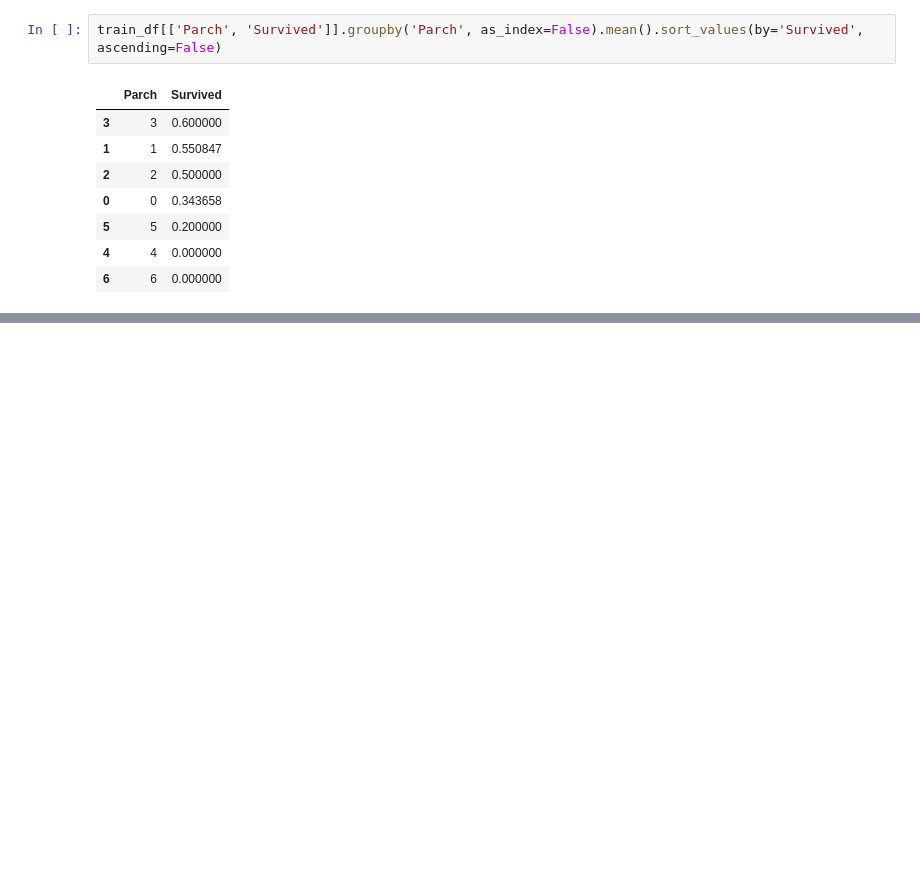
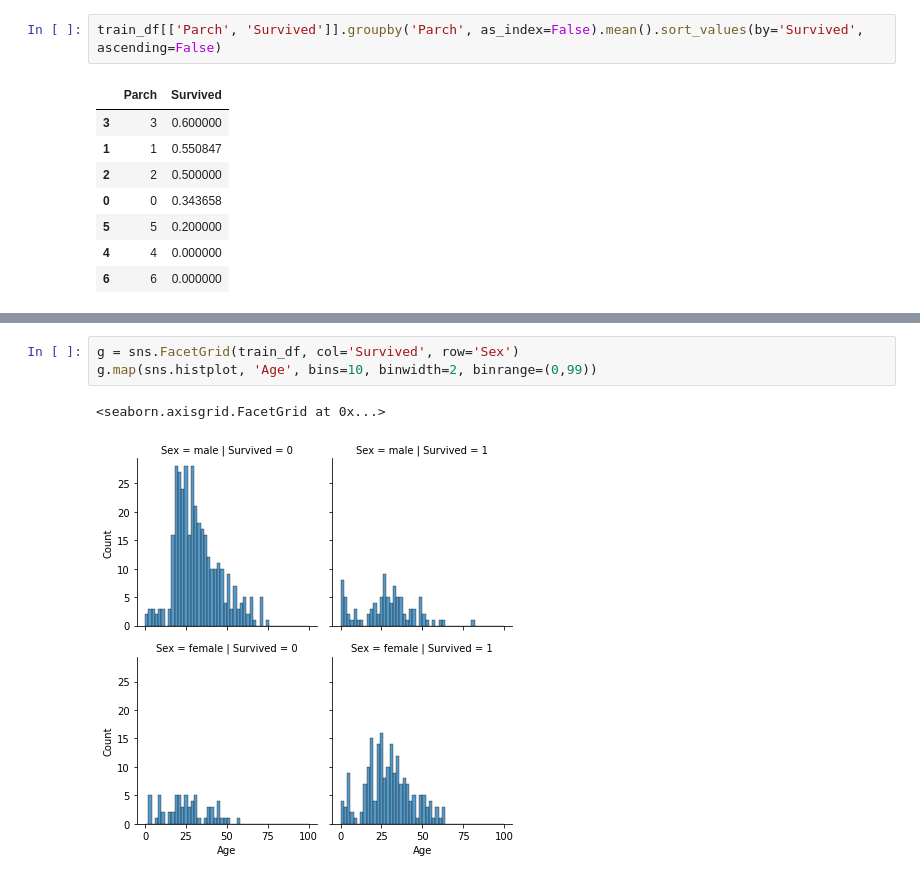
Before and after one commit to ParkSungHyon/kaggle_test, a Jupyter notebook: titanic/titanic_main.ipynb, the cells around one changed output, grey strips where cells are left out. Drawn from its saved outputs; the diff is of its cells as text; blank space fills up the shorter version.

```diff
--- a/titanic/titanic_main.ipynb
+++ b/titanic/titanic_main.ipynb
@@ -94,0 +109,6 @@ g.map(plt.hist, 'Age', bins=20)
+# %%
+g = sns.FacetGrid(train_df, col='Survived', row='Sex')
+g.map(sns.histplot, 'Age', bins=10, binwidth=2, binrange=(0,99))
+# %% [output]
+<seaborn.axisgrid.FacetGrid at 0x...>
+[figure, added]
```
Also changed, not shown: parts of 5 cells of this notebook.
